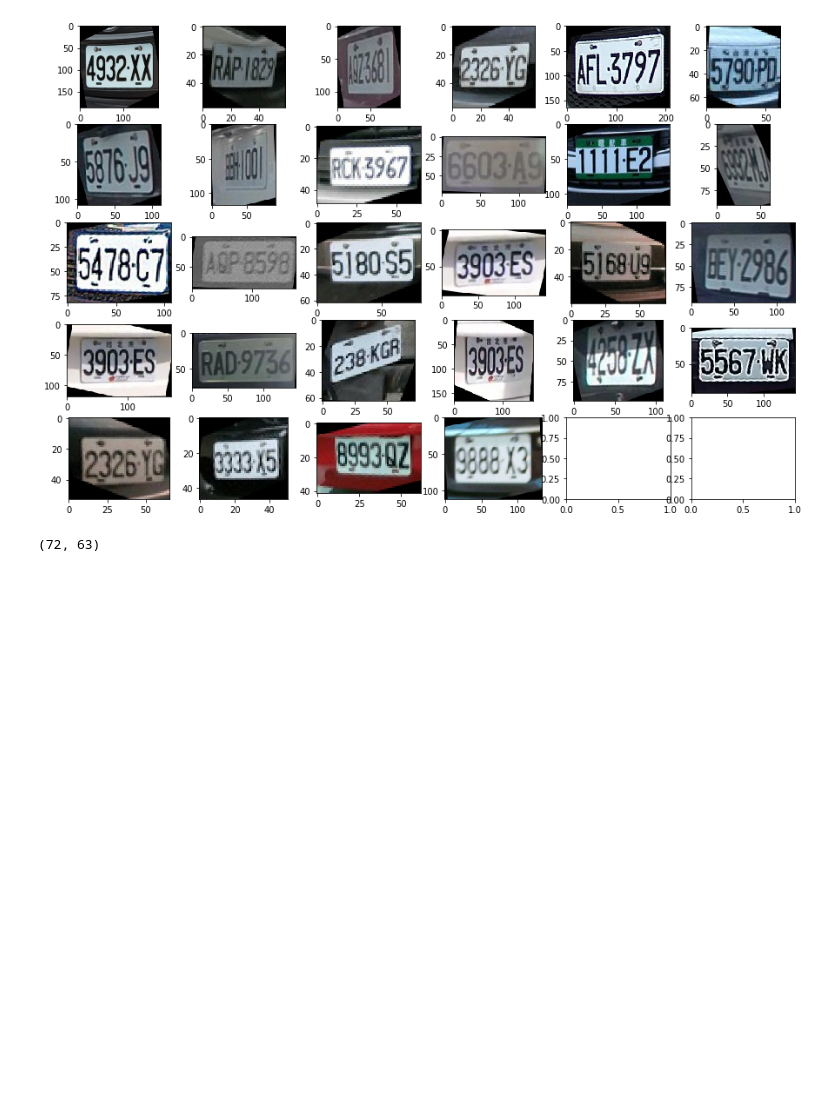
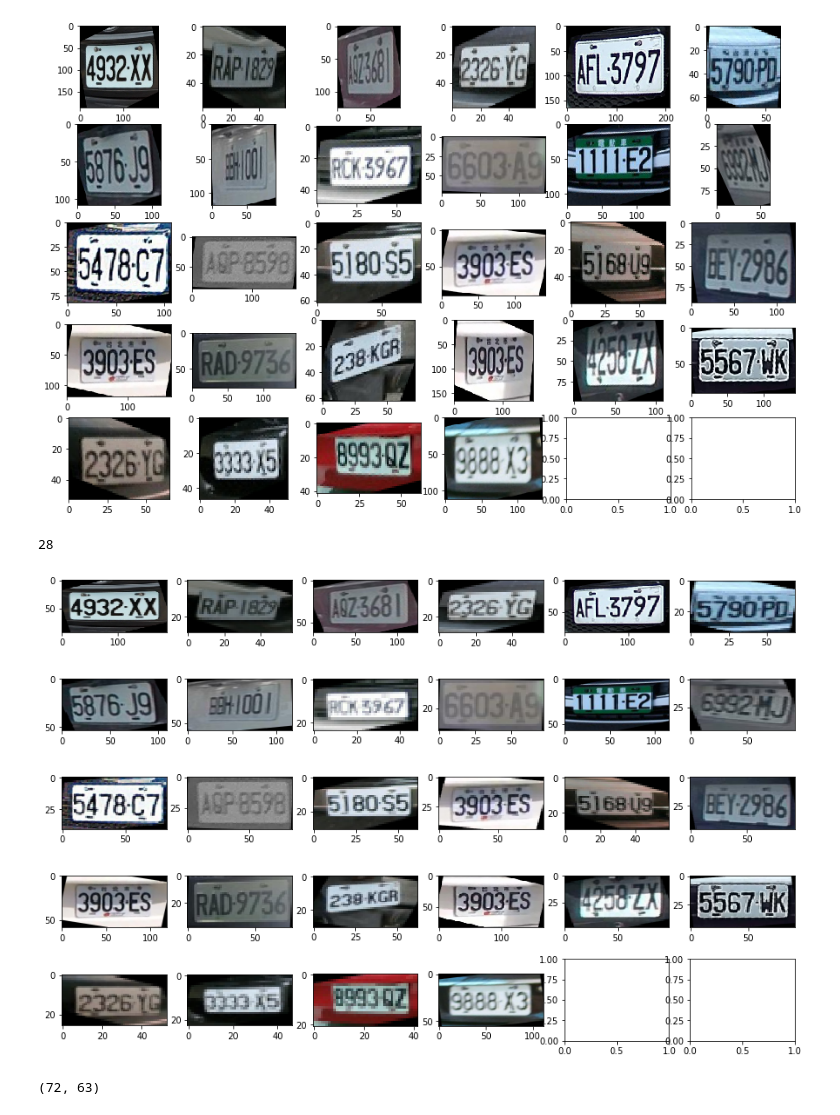
Before and after one commit to itemhsu/lp-rectify, a Jupyter notebook: LPRect-3Speed.ipynb, the cells around one changed output. Drawn from its saved outputs; the diff is of its cells as text; code cells hidden in the pictures; blank space fills up the shorter version.

Commit message:
add scale

```diff
--- a/LPRect-3Speed.ipynb
+++ b/LPRect-3Speed.ipynb
@@ -268,6 +268,17 @@ def dpDdecode(img, row, column, side, orgImg):
         plt.show()
     return data_r_max, a
 
+def rectScale(im):
+    print(im.shape)
+    myWidth = im.shape[0]
+    myHeight = int(myWidth/2)
+    print(myWidth)
+    print(myHeight)
+    nim = cv2.resize(im, (myWidth*2, myHeight*2), interpolation=cv2.INTER_AREA)
+    #nim = im.resize((500, 500,3), PIL.Image.ANTIALIAS)
+    #nim = im.resize( (myWidth, myHeight), PIL.Image.ANTIALIAS )
+    return nim
+
 
 def lp_parser(path,rowOffset, columnOffset, h, w, isdebug):
     isPlot=isdebug
@@ -345,6 +356,7 @@ def lp_parser(path,rowOffset, columnOffset, h, w, isdebug):
     waveLR, a_t=dpDdecode(cropGrayTD_masked5,cropGrayTD_masked5.shape[0],cropGrayTD_masked5.shape[1],2, pix_gray_t[1:,top:down])
     imWrap_t_wrap=imgWrapA(imWrap_t,a_t)
     imWrap_t_wrap_t = imWrap_t_wrap.copy().transpose(1,0,2)
+    imWrap_t_wrap_t_scaled=rectScale(imWrap_t_wrap_t)
 
     if isPlot:
         plt.imshow(cropGrayTD)
@@ -354,7 +366,7 @@ def lp_parser(path,rowOffset, columnOffset, h, w, isdebug):
         plt.imshow(imWrap_t_wrap_t)
         plt.show()
 
-    return waveLR,pix_gray[0:-1,left:right],a, imWrap, imWrap_t_wrap_t, cropGrayLR
+    return waveLR,pix_gray[0:-1,left:right],a, imWrap, imWrap_t_wrap_t, cropGrayLR, imWrap_t_wrap_t_scaled
 # %%
 
 def looAll(path):
@@ -362,20 +374,22 @@ def looAll(path):
     pix_gray_s=[]
     imWrap_s=[]
     imWrap_t_wrap_t_s=[]
+    imWrap_t_wrap_t_scaled_s=[]
     lpCount=0
     for root,unkown,fNames in os.walk(path):
         for f in fNames:
             lpCount=lpCount+1
             strFpath="{}/{}".format(path,f)
             print(strFpath)
-            lpRect, pix_gray, a, imWrap, imWrap_t_wrap_t, cropGrayLR=lp_parser(strFpath, 413, 178, 472, 737, False)
+            lpRect, pix_gray, a, imWrap, imWrap_t_wrap_t, cropGrayLR, imWrap_t_wrap_t_scaled=lp_parser(strFpath, 413, 178, 472, 737, False)
             lpRect_s.append(lpRect)
             pix_gray_s.append(pix_gray)
             imWrap_s.append(imWrap)
             imWrap_t_wrap_t_s.append(imWrap_t_wrap_t)
-    return lpRect_s, pix_gray_s, imWrap_s, imWrap_t_wrap_t_s, cropGrayLR
+            imWrap_t_wrap_t_scaled_s.append(imWrap_t_wrap_t_scaled)
+    return lpRect_s, pix_gray_s, imWrap_s, imWrap_t_wrap_t_s, cropGrayLR, imWrap_t_wrap_t_scaled_s
 
-lpRect_s, pix_gray_s, imWrap_s, imWrap_t_wrap_t_s, cropGrayLR= looAll('img')
+lpRect_s, pix_gray_s, imWrap_s, imWrap_t_wrap_t_s, cropGrayLR, imWrap_t_wrap_t_scaled_s= looAll('img')
 #%lprun -f looAll('img')
 # %% [output]
 img/0_4932XX_1.jpg
@@ -429,6 +443,19 @@ plt.show()
 # %% [output]
 28
 [figure]
+# %%
+print(len(imWrap_t_wrap_t_scaled_s))
+#pix_gray_s
+plt.subplots(int(len(imWrap_t_wrap_t_scaled_s)/6)+1,6,figsize=(15,10))
+
+for ii in range(0,len(imWrap_t_wrap_t_scaled_s)):
+    plt.subplot(int(len(imWrap_t_wrap_t_scaled_s)/6)+1,6,ii+1)
+    plt.imshow(imWrap_t_wrap_t_scaled_s[ii])
+
+plt.show()
+# %% [output]
+28
+[figure, added]
 # %%
 #!ls
 #!pip install  line_profiler
```
Also changed, not shown: parts of 2 cells of this notebook, 2 other files.
